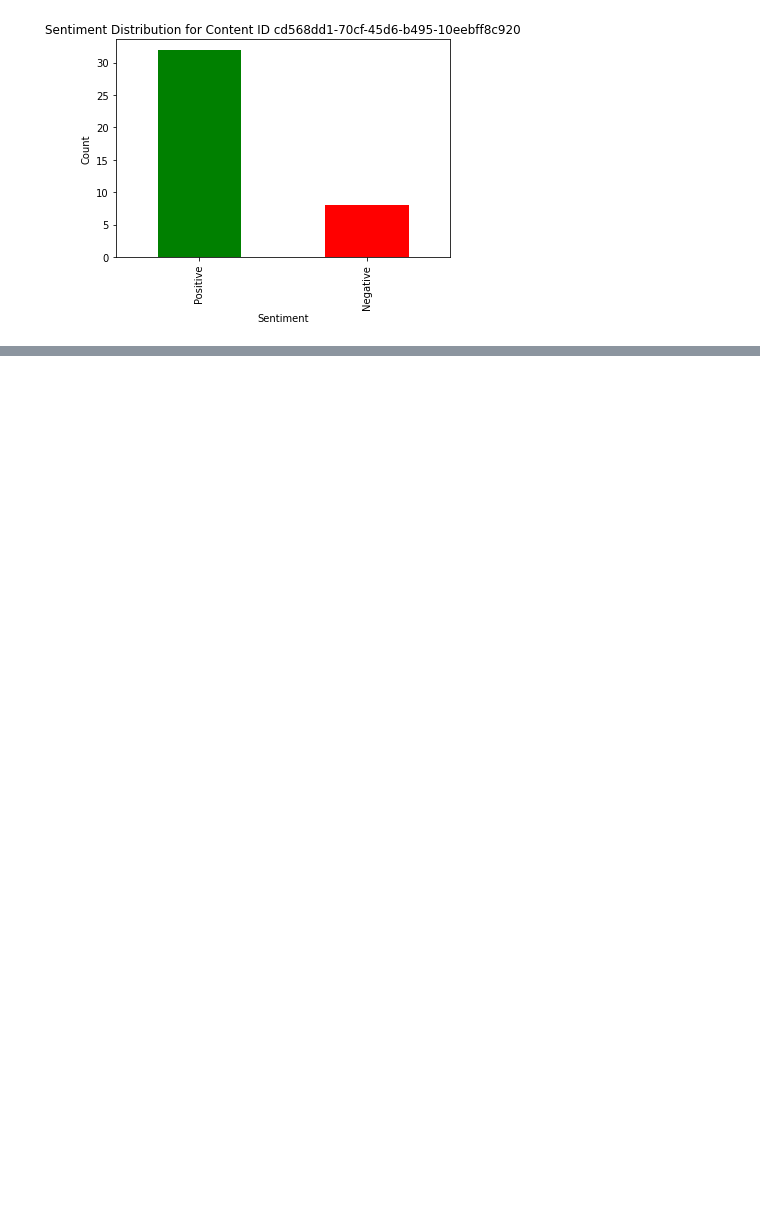
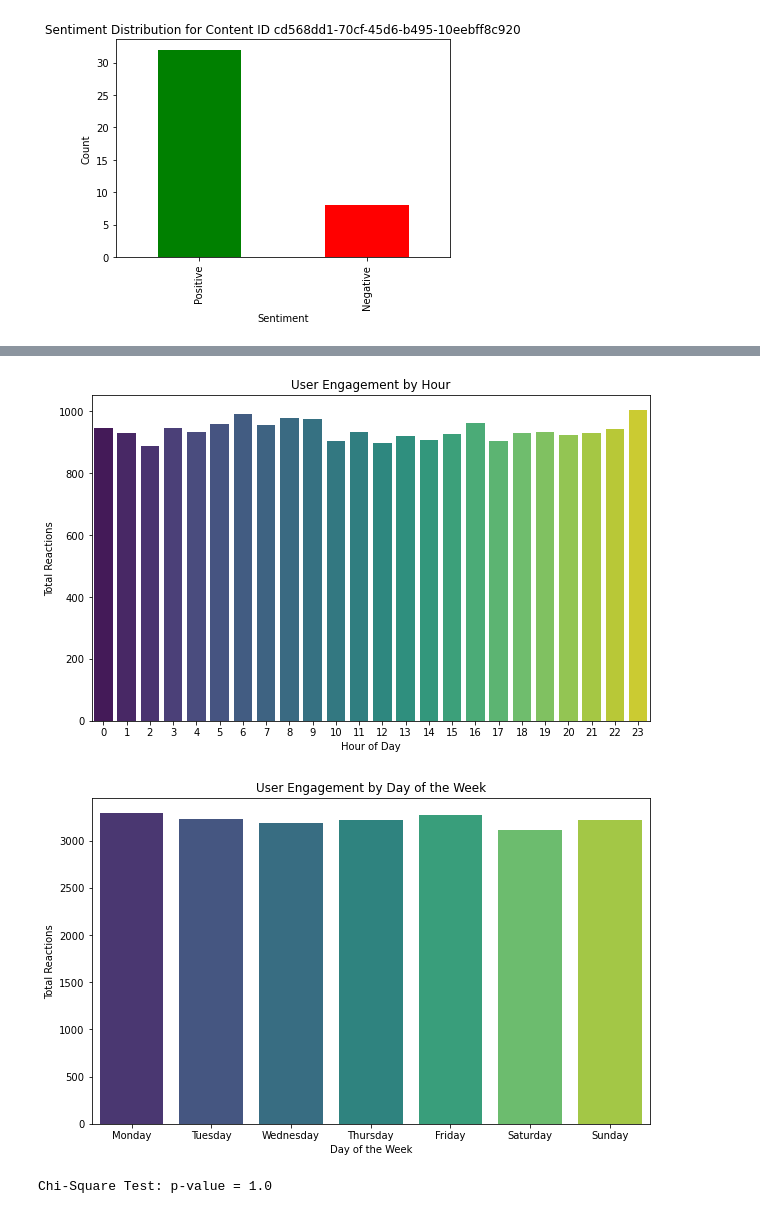
Before and after one commit to Oladk/Accenture-Content-Data-analysis, a Jupyter notebook: Accenture Content Data Analysis.ipynb, the cells around one changed output, grey strips where cells are left out. Saved outputs shown, nothing was run; the diff lists cells and outputs as text; code cells hidden in the pictures; blank space fills up the shorter version.

```diff
--- a/Accenture Content Data Analysis.ipynb
+++ b/Accenture Content Data Analysis.ipynb
@@ -533,0 +754,7 @@ plt.show()
+# %%
+# Extract hour and day of the week from Datetime
+reaction_data['Hour'] = reaction_data['Datetime'].dt.hour
+reaction_data['Day_of_Week'] = reaction_data['Datetime'].dt.day_name()
+
+# Preview the data
+print(reaction_data[['Datetime', 'Hour', 'Day_of_Week']].head())
@@ -533,0 +768,36 @@ plt.show()
+# %%
+# Group by hour and day of the week
+engagement_by_hour = reaction_data.groupby('Hour').size().reset_index(name='Total Reactions')
+engagement_by_day = reaction_data.groupby('Day_of_Week').size().reset_index(name='Total Reactions')
+
+# Order days of the week correctly
+days_order = ['Monday', 'Tuesday', 'Wednesday', 'Thursday', 'Friday', 'Saturday', 'Sunday']
+engagement_by_day['Day_of_Week'] = pd.Categorical(engagement_by_day['Day_of_Week'], categories=days_order, ordered=True)
+engagement_by_day = engagement_by_day.sort_values('Day_of_Week')
+# %%
+# Plot engagement by hour
+plt.figure(figsize=(10, 6))
+sns.barplot(x='Hour', y='Total Reactions', data=engagement_by_hour, palette='viridis')
+plt.title('User Engagement by Hour')
+plt.xlabel('Hour of Day')
+plt.ylabel('Total Reactions')
+plt.show()
+
+# Plot engagement by day of the week
+plt.figure(figsize=(10, 6))
+sns.barplot(x='Day_of_Week', y='Total Reactions', data=engagement_by_day, palette='viridis')
+plt.title('User Engagement by Day of the Week')
+plt.xlabel('Day of the Week')
+plt.ylabel('Total Reactions')
+plt.show()
+# %% [output]
+[figure, added]
+[figure, added]
+# %%
+from scipy.stats import chi2_contingency
+
+# Chi-square test
+chi2, p, _, _ = chi2_contingency([engagement_by_day['Total Reactions']])
+print(f"Chi-Square Test: p-value = {p}")
+# %% [output]
+Chi-Square Test: p-value = 1.0
```
Also changed, not shown: parts of 29 cells of this notebook.
